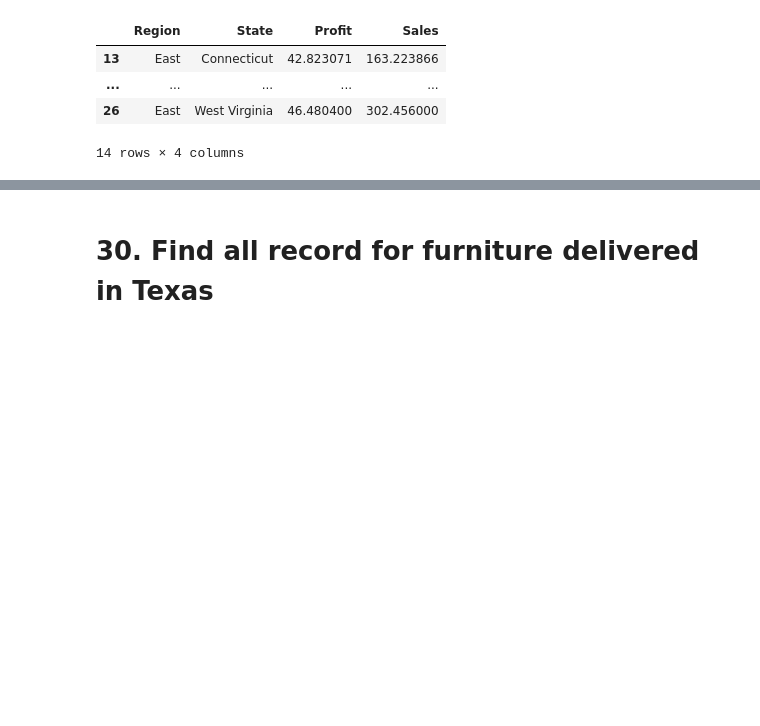
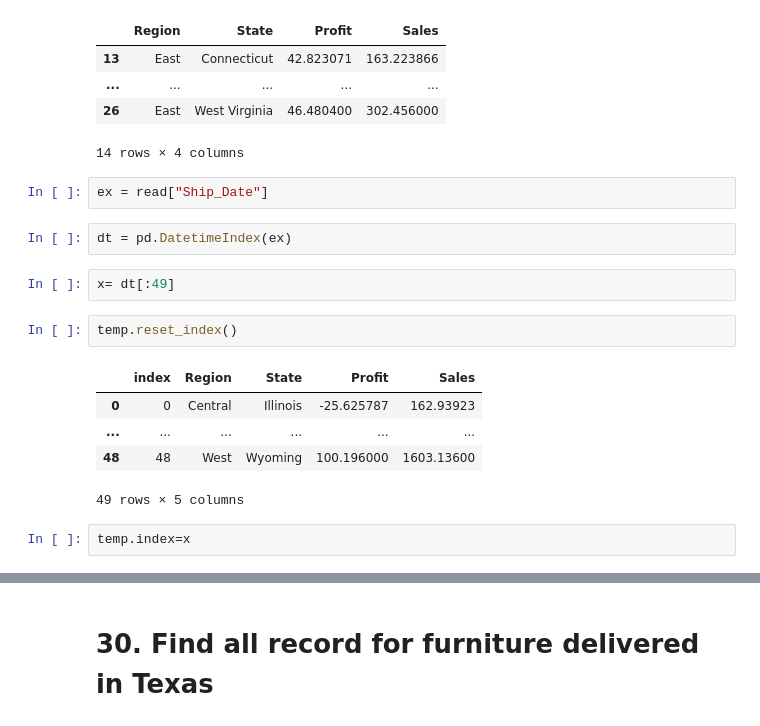
Before and after one commit to Rughwed/BIZ-METRIC, a Jupyter notebook: panda/a.ipynb, the cells around one changed output, grey strips where cells are left out. Drawn from its saved outputs; the diff is of its cells as text; blank space fills up the shorter version.

```diff
--- a/panda/a.ipynb
+++ b/panda/a.ipynb
@@ -431,3 +431,19 @@ temp[temp["Region"]=="East"]
 | ... | ... | ... | ... | ... |
 | 26 | East | West Virginia | 46.480400 | 302.456000 |
 14 rows × 4 columns
+# %%
+ex = read["Ship_Date"]
+# %%
+dt = pd.DatetimeIndex(ex)
+# %%
+x= dt[:49]
+# %%
+temp.reset_index()
+# %% [output]
+|  | index | Region | State | Profit | Sales |
+| 0 | 0 | Central | Illinois | -25.625787 | 162.93923 |
+| ... | ... | ... | ... | ... | ... |
+| 48 | 48 | West | Wyoming | 100.196000 | 1603.13600 |
+49 rows × 5 columns
+# %%
+temp.index=x
```
Also changed, not shown: parts of 1 cell of this notebook, 6 other files.
